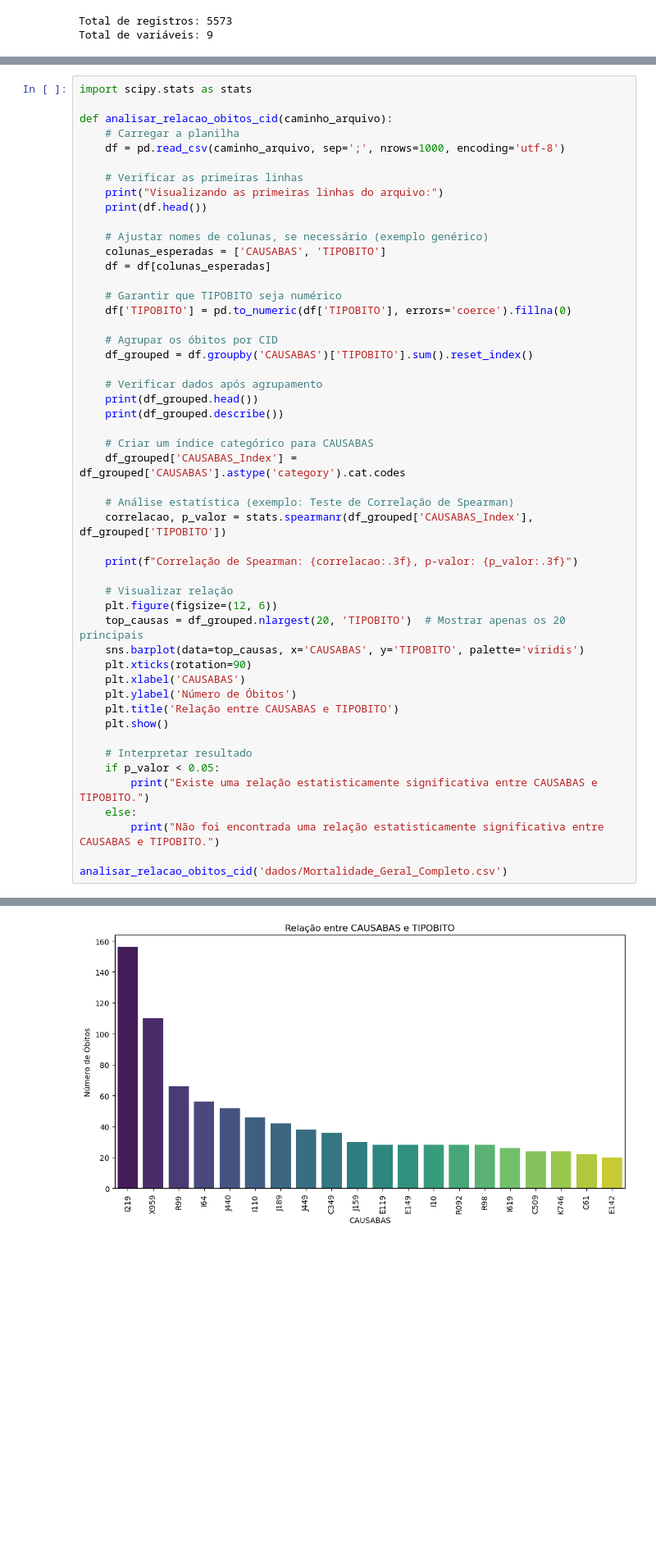
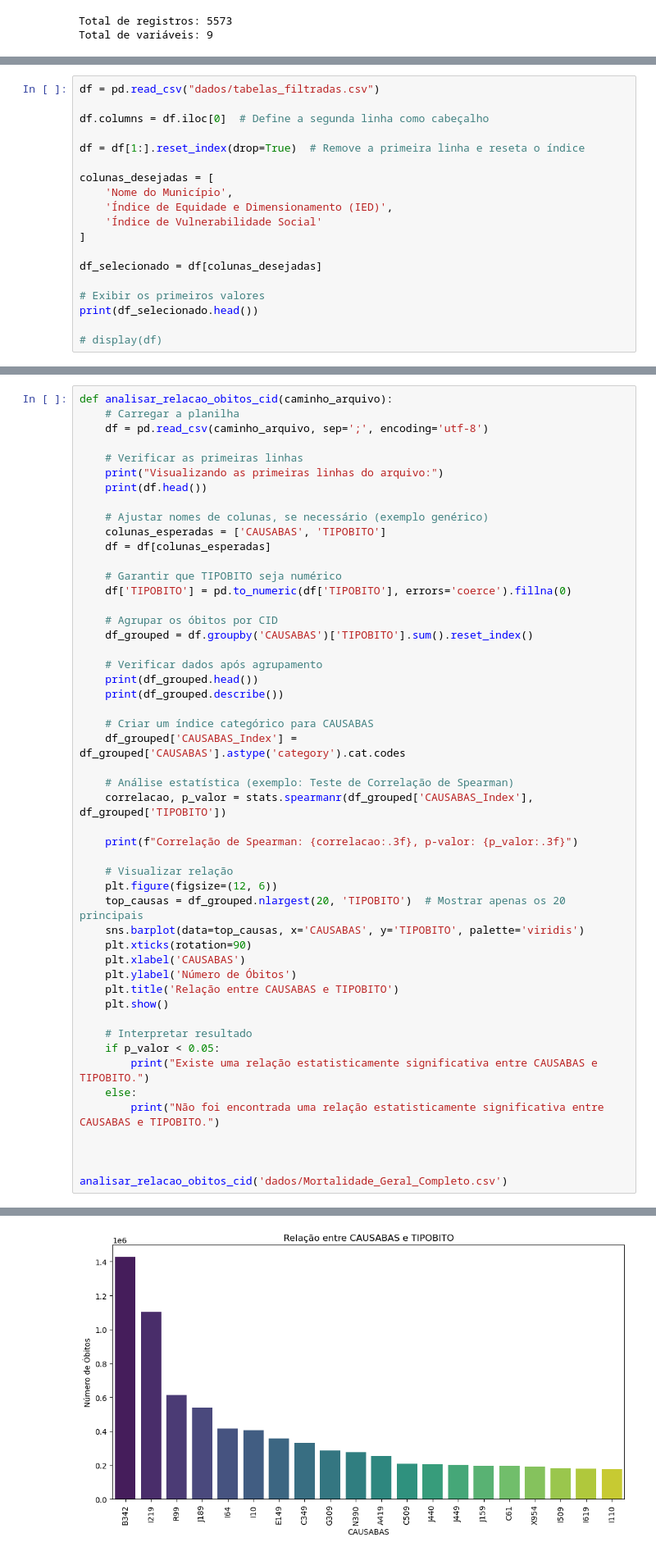
Before and after one commit to Macedosouza2024/Engenharia-de-dados, a Jupyter notebook: Problema_3-checkpoint.ipynb, the cells around one changed output, grey strips where cells are left out. Shown at 82% size. Cells and saved outputs as stored; diff of their text form; blank space fills up the shorter version.

```diff
--- a/Problema_3-checkpoint.ipynb
+++ b/Problema_3-checkpoint.ipynb
@@ -149,0 +132,19 @@ dtype: int64
+# %%
+df = pd.read_csv("dados/tabelas_filtradas.csv")
+
+df.columns = df.iloc[0]  # Define a segunda linha como cabeçalho
+
+df = df[1:].reset_index(drop=True)  # Remove a primeira linha e reseta o índice
+
+colunas_desejadas = [
+    'Nome do Município',
+    'Índice de Equidade e Dimensionamento (IED)',
+    'Índice de Vulnerabilidade Social'
+]
+
+df_selecionado = df[colunas_desejadas]
+
+# Exibir os primeiros valores
+print(df_selecionado.head())
+
+# display(df)
@@ -405,11 +398,9 @@ Index(['ORIGEM', 'TIPOBITO', 'DTOBITO', 'HORAOBITO', 'NATURAL', 'CODMUNNATU',
        'MORTEPARTO', 'DTCONCASO', 'FONTESINF', 'ALTCAUSA', 'CONTADOR'],
       dtype='object')
 # %%
-import scipy.stats as stats
-
 def analisar_relacao_obitos_cid(caminho_arquivo):
     # Carregar a planilha
-    df = pd.read_csv(caminho_arquivo, sep=';', nrows=1000, encoding='utf-8')
+    df = pd.read_csv(caminho_arquivo, sep=';', encoding='utf-8')
 
     # Verificar as primeiras linhas
     print("Visualizando as primeiras linhas do arquivo:")
@@ -453,6 +444,8 @@ def analisar_relacao_obitos_cid(caminho_arquivo):
     else:
         print("Não foi encontrada uma relação estatisticamente significativa entre CAUSABAS e TIPOBITO.")
 
+
+
 analisar_relacao_obitos_cid('dados/Mortalidade_Geral_Completo.csv')
 # %% [output]
 Visualizando as primeiras linhas do arquivo:
@@ -475 +468 @@ Correlação de Spearman: -0.041, p-valor: 0.478
-[figure, old version]
+[figure, new version]
```
Also changed, not shown: parts of 12 cells of this notebook, 1 other file.
